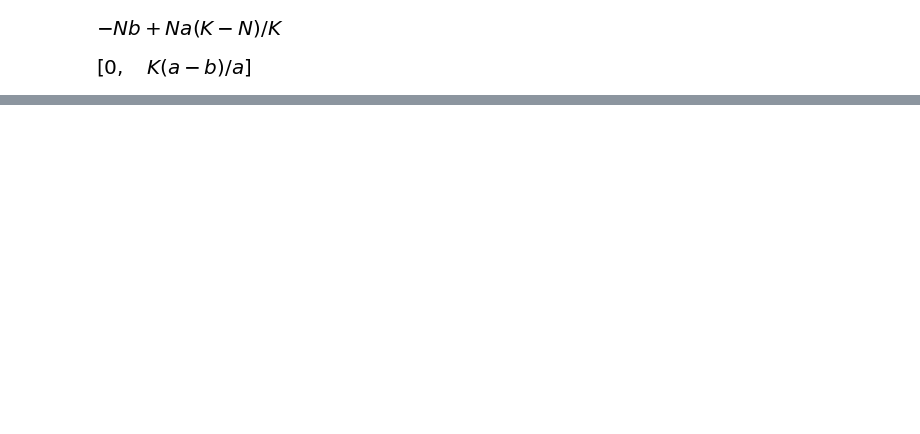
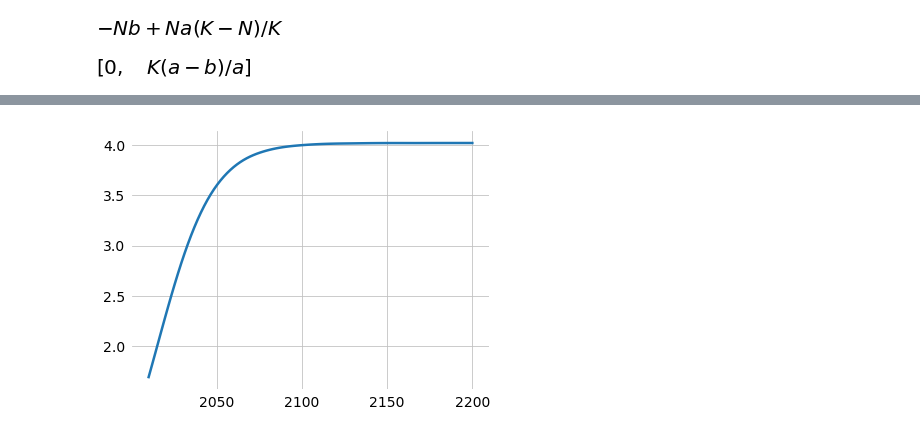
Before and after one commit to tfiers/strogatz, a Jupyter notebook: notebooks/1_1_Population.ipynb, the cells around one changed output, grey strips where cells are left out. Cells and saved outputs as stored; diff of their text form; code cells hidden in the pictures; blank space fills up the shorter version.

```diff
--- a/notebooks/1_1_Population.ipynb
+++ b/notebooks/1_1_Population.ipynb
@@ -32,0 +43,15 @@ ax.legend();
+# %%
+from scipy.integrate import solve_ivp
+
+t_0 = 2010
+t_f = 2200
+N_0 = 1.687440
+
+def f(t, NN):
+    return Ndot_np(NN, alpha, beta, KK)
+
+sol = solve_ivp(f, (t_0, t_f), [N_0], t_eval=np.linspace(t_0, t_f, 100));
+# %%
+plt.plot(sol.t, sol.y[0,:]);
+# %% [output]
+[figure, added]
```
Also changed, not shown: parts of 3 cells of this notebook, 2 other files.
